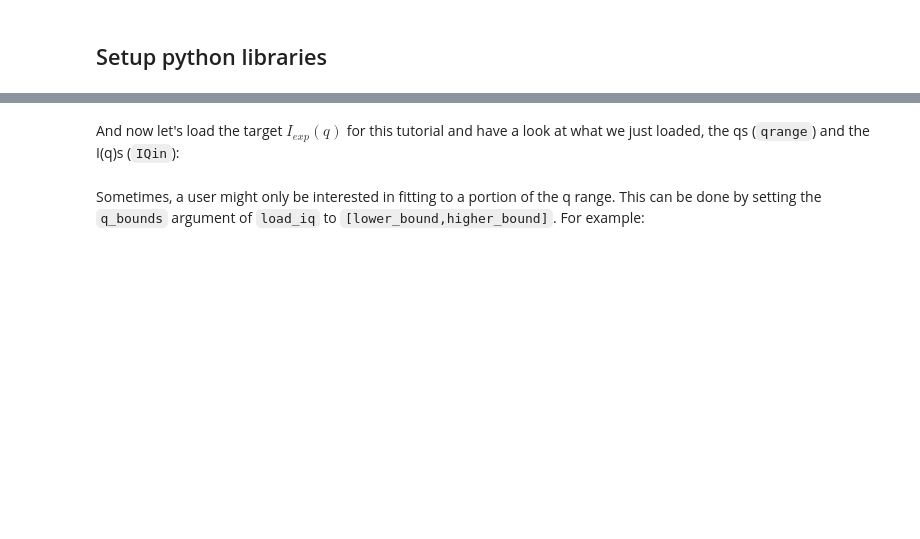
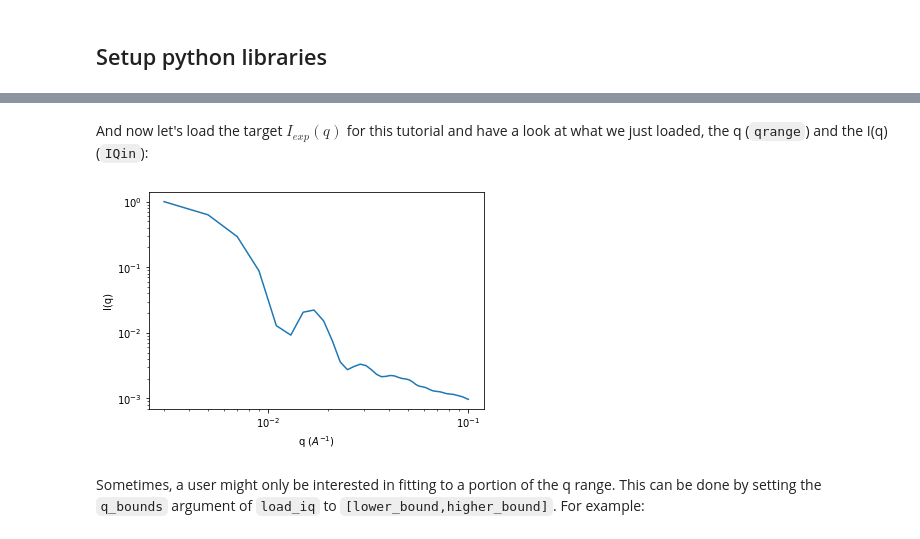
Before and after one commit to arthijayaraman-lab/crease_ga, a Jupyter notebook: tutorial/CREASE_vesicles_tutorial-new.ipynb, the cells around one changed output, grey strips where cells are left out. Saved outputs shown, nothing was run; the diff lists cells and outputs as text; code cells hidden in the pictures; blank space fills up the shorter version.

Commit message:
Edit tutorial

```diff
--- a/tutorial/CREASE_vesicles_tutorial-new.ipynb
+++ b/tutorial/CREASE_vesicles_tutorial-new.ipynb
@@ -139,2 +179,2 @@ print(getsource(cga.Model.load_iq))
 # %% [markdown]
-And now let's load the target $I_{exp}(q)$ for this tutorial and have a look at what we just loaded, the qs (`qrange`) and the I(q)s (`IQin`):
+And now let's load the target $I_{exp}(q)$ for this tutorial and have a look at what we just loaded, the q (`qrange`) and the I(q) (`IQin`):
@@ -146,8 +181,13 @@ m.IQin
 # %%
+m.load_iq('../IEXP_DATA/Itot_disper_10_Ain12_B6_Aout12_nLP7_dR0.2.txt')
 import matplotlib.pyplot as plt
 plt.loglog(m.qrange,m.IQin)
 plt.xlabel('q ($A^{-1}$)')
 plt.ylabel('I(q)')
+oldq = m.qrange
+oldIQ = m.IQin
+# %% [output]
+[figure, added]
 # %% [markdown]
 Sometimes, a user might only be interested in fitting to a portion of the q range. This can be done by setting the `q_bounds` argument of `load_iq` to `[lower_bound,higher_bound]`. For example:
 # %%
```
Also changed, not shown: parts of 44 cells of this notebook, 1 other file.
